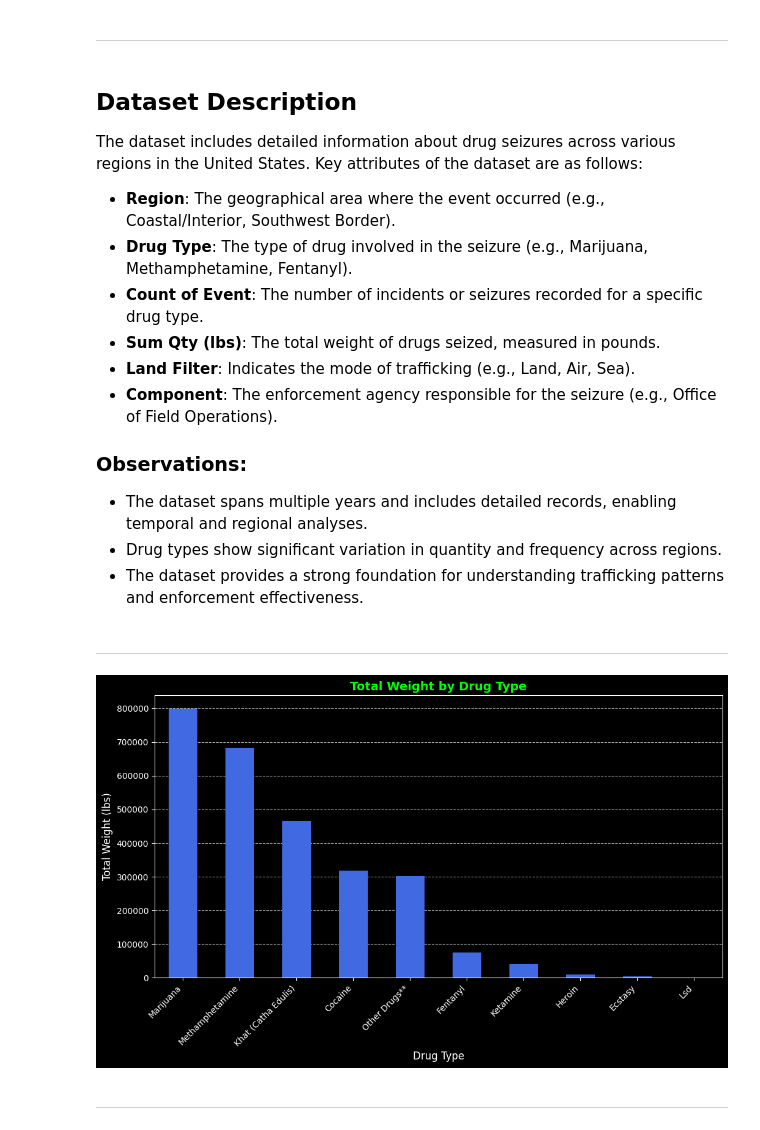
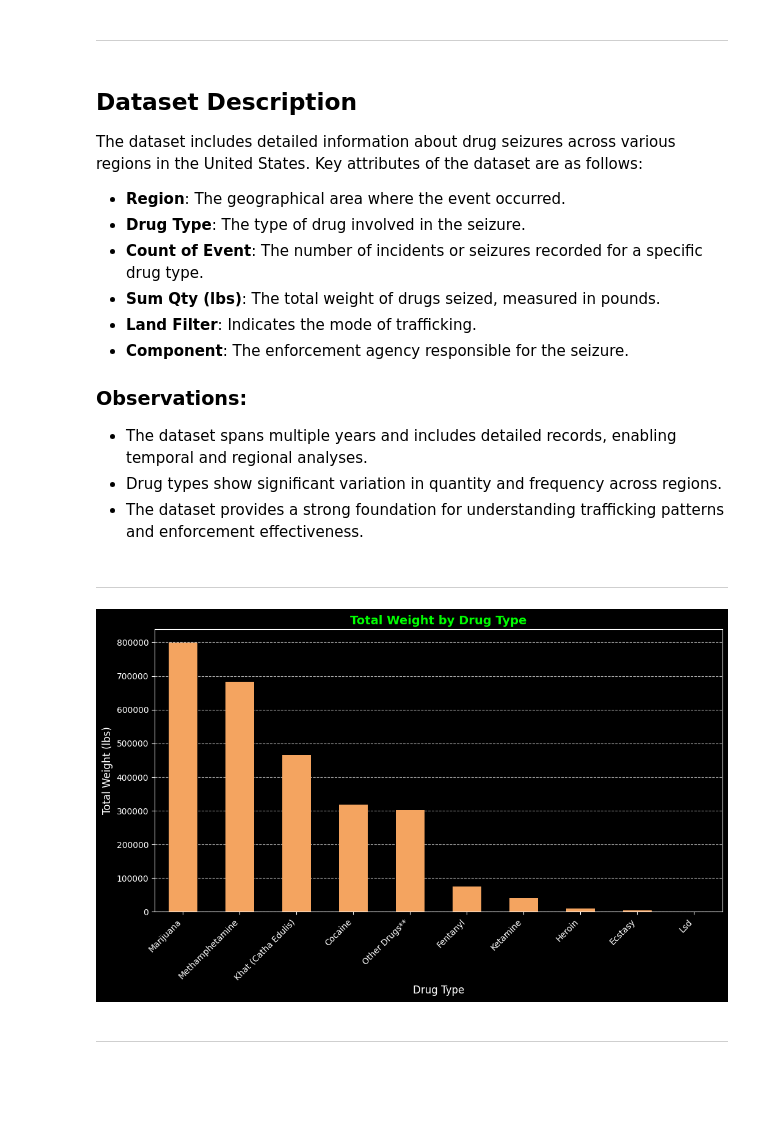
Before and after one commit to devarshh/Drug-Data-Analysis, a Jupyter notebook: EDA_Nationwide_Drug_Seizures.ipynb, the cells around one changed output. Saved outputs shown, nothing was run; the diff lists cells and outputs as text; code cells hidden in the pictures; blank space fills up the shorter version.

Commit message:
color changes

```diff
--- a/EDA_Nationwide_Drug_Seizures.ipynb
+++ b/EDA_Nationwide_Drug_Seizures.ipynb
@@ -62,12 +60,12 @@ data.head()
 
 The dataset includes detailed information about drug seizures across various regions in the United States. Key attributes of the dataset are as follows:
 
-- **Region**: The geographical area where the event occurred (e.g., Coastal/Interior, Southwest Border).
-- **Drug Type**: The type of drug involved in the seizure (e.g., Marijuana, Methamphetamine, Fentanyl).
+- **Region**: The geographical area where the event occurred.
+- **Drug Type**: The type of drug involved in the seizure.
 - **Count of Event**: The number of incidents or seizures recorded for a specific drug type.
 - **Sum Qty (lbs)**: The total weight of drugs seized, measured in pounds.
-- **Land Filter**: Indicates the mode of trafficking (e.g., Land, Air, Sea).
-- **Component**: The enforcement agency responsible for the seizure (e.g., Office of Field Operations).
+- **Land Filter**: Indicates the mode of trafficking.
+- **Component**: The enforcement agency responsible for the seizure.
 
 ### Observations:
 - The dataset spans multiple years and includes detailed records, enabling temporal and regional analyses.
@@ -78,19 +76,19 @@ The dataset includes detailed information about drug seizures across various reg
 # %%
 
 # Total Weight by Drug Type
 total_weight_by_drug = data.groupby('Drug Type')['Weight (lbs)'].sum()
 
 # Plotting
 plt.figure(figsize=(12, 6))
-total_weight_by_drug.sort_values(ascending=False).plot(kind='bar', color='royalblue', zorder=2)
+total_weight_by_drug.sort_values(ascending=False).plot(kind='bar', color='sandybrown', zorder=2)
 plt.title('Total Weight by Drug Type', fontsize=14, fontweight='bold', color='lime')
 plt.xlabel('Drug Type', fontsize=12)
 plt.ylabel('Total Weight (lbs)', fontsize=12)
 plt.xticks(rotation=45, ha='right')
 plt.grid(axis='y', linestyle='--', alpha=0.7, zorder=1)
 plt.show()
 # %% [output]
-[figure, old version]
+[figure, new version]
 # %% [markdown]
 ---
 # %% [markdown]
```
Also changed, not shown: parts of 5 cells of this notebook.
